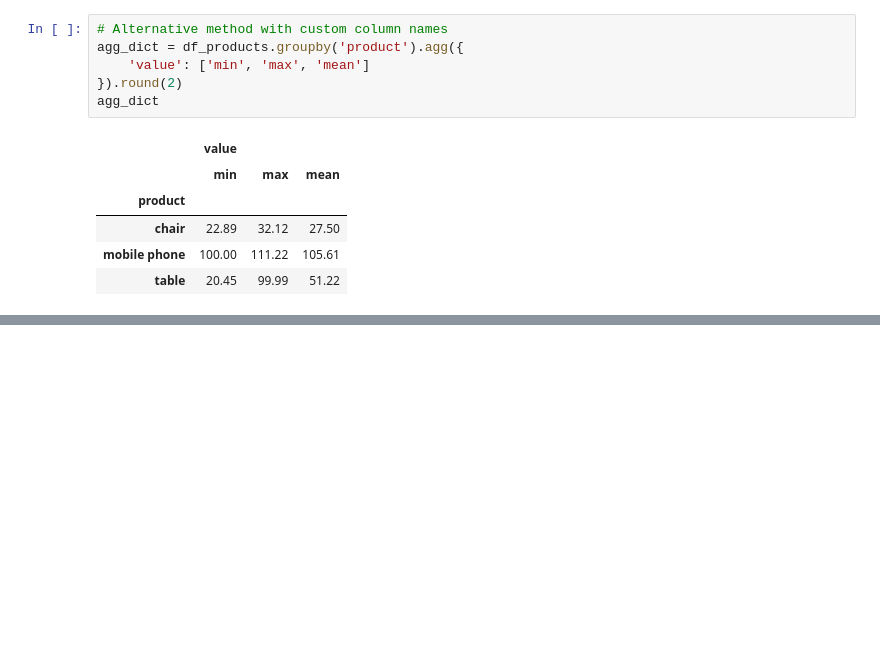
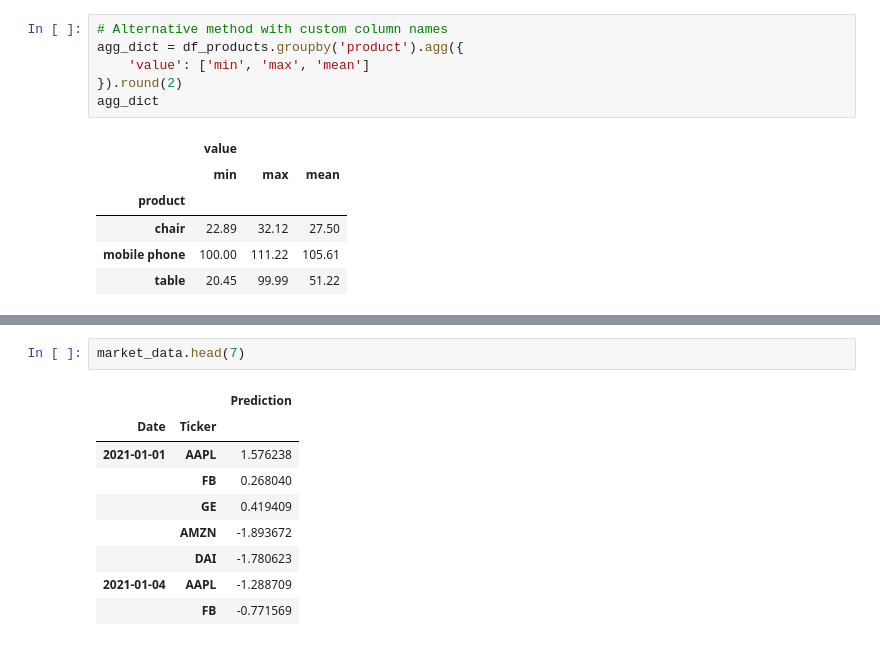
Before and after one commit to stkisengese/data-wrangling, a Jupyter notebook: groupby_concepts.ipynb, the cells around one changed output, grey strips where cells are left out. Saved outputs shown, nothing was run; the diff lists cells and outputs as text; blank space fills up the shorter version.

```diff
--- a/groupby_concepts.ipynb
+++ b/groupby_concepts.ipynb
@@ -108,0 +160,12 @@ agg_dict
+# %%
+market_data.head(7)
+# %% [output]
+|  |  | Prediction |
+| Date | Ticker |  |
+| 2021-01-01 | AAPL | 1.576238 |
+|  | FB | 0.268040 |
+|  | GE | 0.419409 |
+|  | AMZN | -1.893672 |
+|  | DAI | -1.780623 |
+| 2021-01-04 | AAPL | -1.288709 |
+|  | FB | -0.771569 |
```
Also changed, not shown: parts of 8 cells of this notebook.
